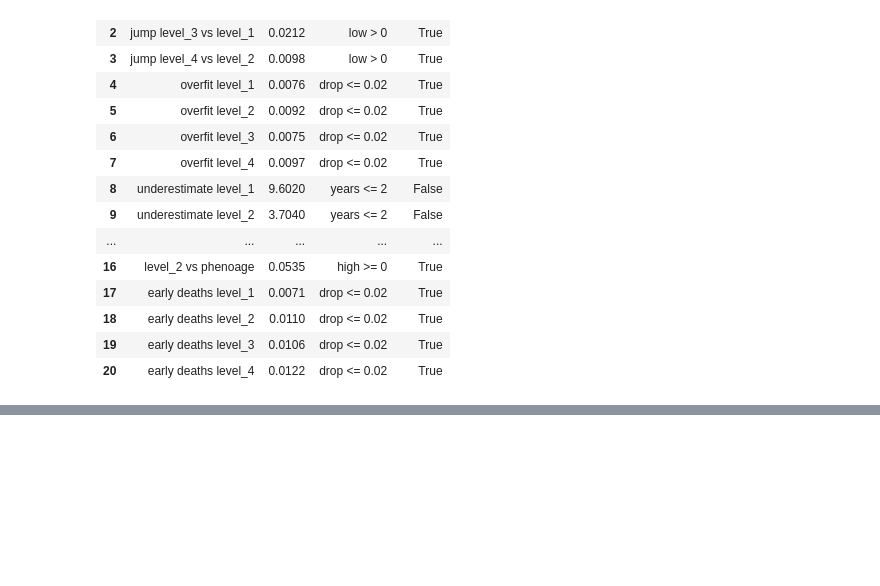
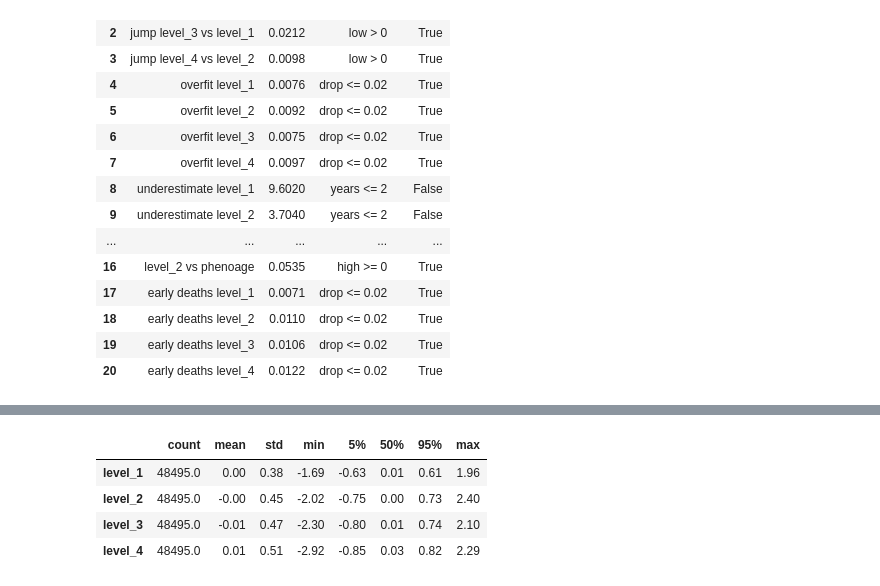
Before and after one commit to rubengil-dev/TFM---Evolve, a Jupyter notebook: notebooks/final_evaluation.ipynb, the cells around one changed output, grey strips where cells are left out. Saved outputs shown, nothing was run; the diff lists cells and outputs as text; code cells hidden in the pictures; blank space fills up the shorter version.

```diff
--- a/notebooks/final_evaluation.ipynb
+++ b/notebooks/final_evaluation.ipynb
@@ -362 +427,14 @@ verdict
+# %%
+age_changes = pd.DataFrame({
+    name: biological_age(risk_at_horizon(bundle["pipeline"], gold), gold["sex"], bundle["reference"])
+    - biological_age(risk_at_horizon(bundles[name]["pipeline"], gold), gold["sex"], bundles[name]["reference"])
+    for name, bundle in final_bundles.items()
+}, index=gold.index)
+age_changes.describe(percentiles=[0.05, 0.5, 0.95]).T.round(2)
+# %% [output]
+|  | count | mean | std | min | 5% | 50% | 95% | max |
+| level_1 | 48495.0 | 0.00 | 0.38 | -1.69 | -0.63 | 0.01 | 0.61 | 1.96 |
+| level_2 | 48495.0 | -0.00 | 0.45 | -2.02 | -0.75 | 0.00 | 0.73 | 2.40 |
+| level_3 | 48495.0 | -0.01 | 0.47 | -2.30 | -0.80 | 0.01 | 0.74 | 2.10 |
+| level_4 | 48495.0 | 0.01 | 0.51 | -2.92 | -0.85 | 0.03 | 0.82 | 2.29 |
 # %% [markdown]
```
Also changed, not shown: parts of 8 cells of this notebook, 8 other files.
